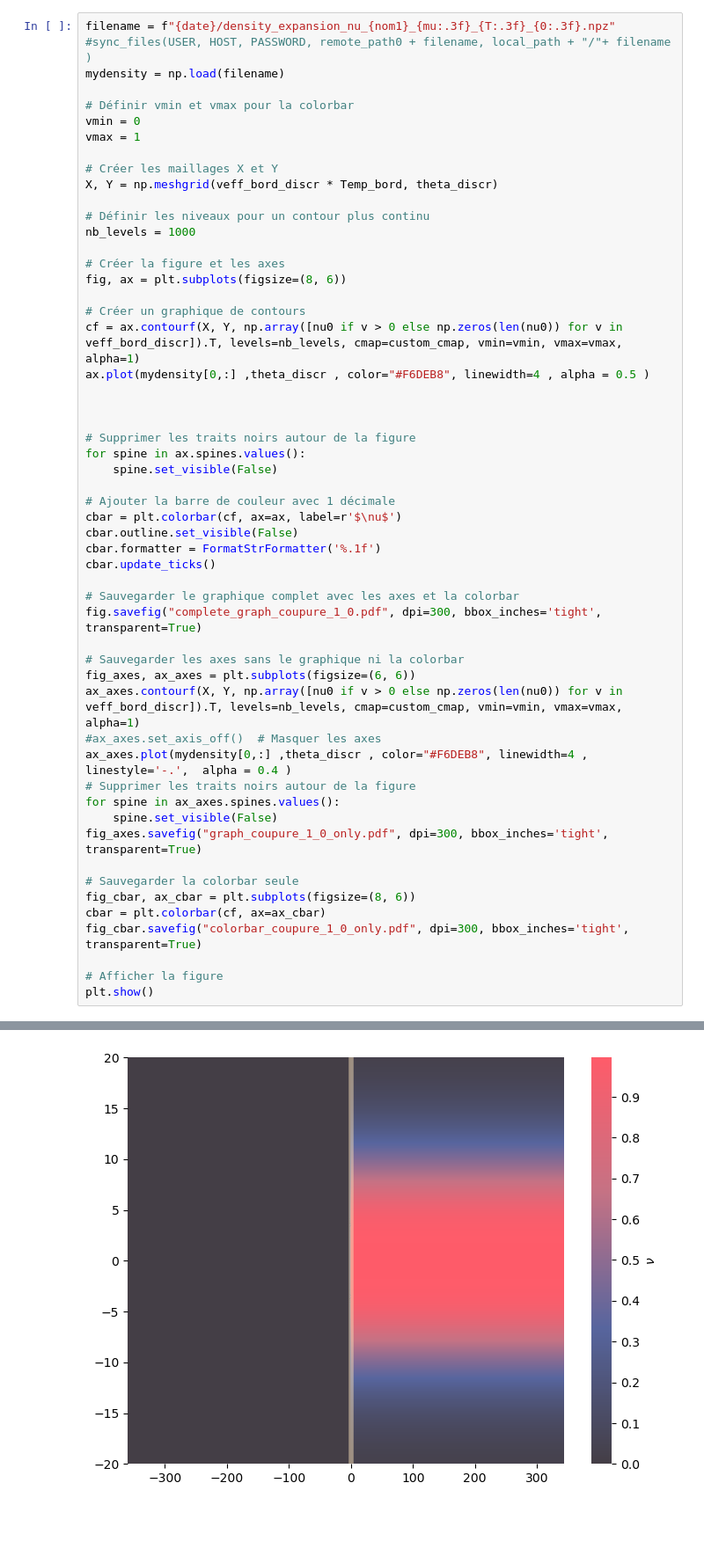
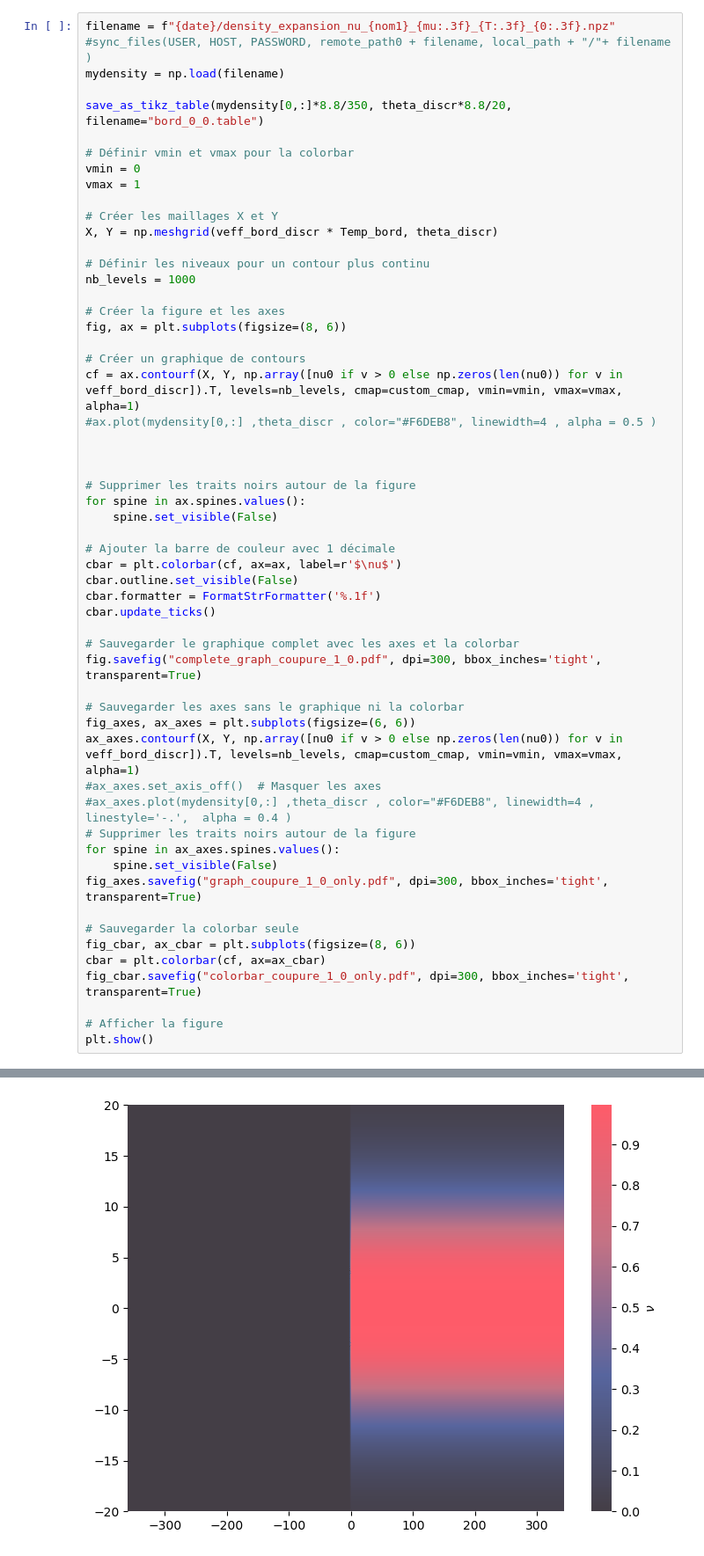
Before and after one commit to THEMEZE/quantum-mechanics-thesis, a Jupyter notebook: Domain_Wall_Dynamics_for_a_1D_Bose_ga/Figures/data/Untitled.ipynb, the cells around one changed output, grey strips where cells are left out. Shown at 88% size. Drawn from its saved outputs; the diff is of its cells as text; blank space fills up the shorter version.

```diff
--- a/Domain_Wall_Dynamics_for_a_1D_Bose_ga/Figures/data/Untitled.ipynb
+++ b/Domain_Wall_Dynamics_for_a_1D_Bose_ga/Figures/data/Untitled.ipynb
@@ -328,6 +328,8 @@ plt.show()
 filename = f"{date}/density_expansion_nu_{nom1}_{mu:.3f}_{T:.3f}_{0:.3f}.npz"
 #sync_files(USER, HOST, PASSWORD, remote_path0 + filename, local_path + "/"+ filename )
 mydensity = np.load(filename)
+
+save_as_tikz_table(mydensity[0,:]*8.8/350, theta_discr*8.8/20, filename="bord_0_0.table")
 
 # Définir vmin et vmax pour la colorbar
 vmin = 0
@@ -344,7 +346,7 @@ fig, ax = plt.subplots(figsize=(8, 6))
 
 # Créer un graphique de contours
 cf = ax.contourf(X, Y, np.array([nu0 if v > 0 else np.zeros(len(nu0)) for v in veff_bord_discr]).T, levels=nb_levels, cmap=custom_cmap, vmin=vmin, vmax=vmax, alpha=1)
-ax.plot(mydensity[0,:] ,theta_discr , color="#F6DEB8", linewidth=4 , alpha = 0.5 )
+#ax.plot(mydensity[0,:] ,theta_discr , color="#F6DEB8", linewidth=4 , alpha = 0.5 )
 
 
 
@@ -365,7 +367,7 @@ fig.savefig("complete_graph_coupure_1_0.pdf", dpi=300, bbox_inches='tight', tran
 fig_axes, ax_axes = plt.subplots(figsize=(6, 6))
 ax_axes.contourf(X, Y, np.array([nu0 if v > 0 else np.zeros(len(nu0)) for v in veff_bord_discr]).T, levels=nb_levels, cmap=custom_cmap, vmin=vmin, vmax=vmax, alpha=1)
 #ax_axes.set_axis_off()  # Masquer les axes
-ax_axes.plot(mydensity[0,:] ,theta_discr , color="#F6DEB8", linewidth=4 , linestyle='-.',  alpha = 0.4 )
+#ax_axes.plot(mydensity[0,:] ,theta_discr , color="#F6DEB8", linewidth=4 , linestyle='-.',  alpha = 0.4 )
 # Supprimer les traits noirs autour de la figure
 for spine in ax_axes.spines.values():
     spine.set_visible(False)
@@ -382 +385 @@ plt.show()
-[figure, old version]
+[figure, new version]
```
Also changed, not shown: parts of 1 cell of this notebook, 5 other files.
